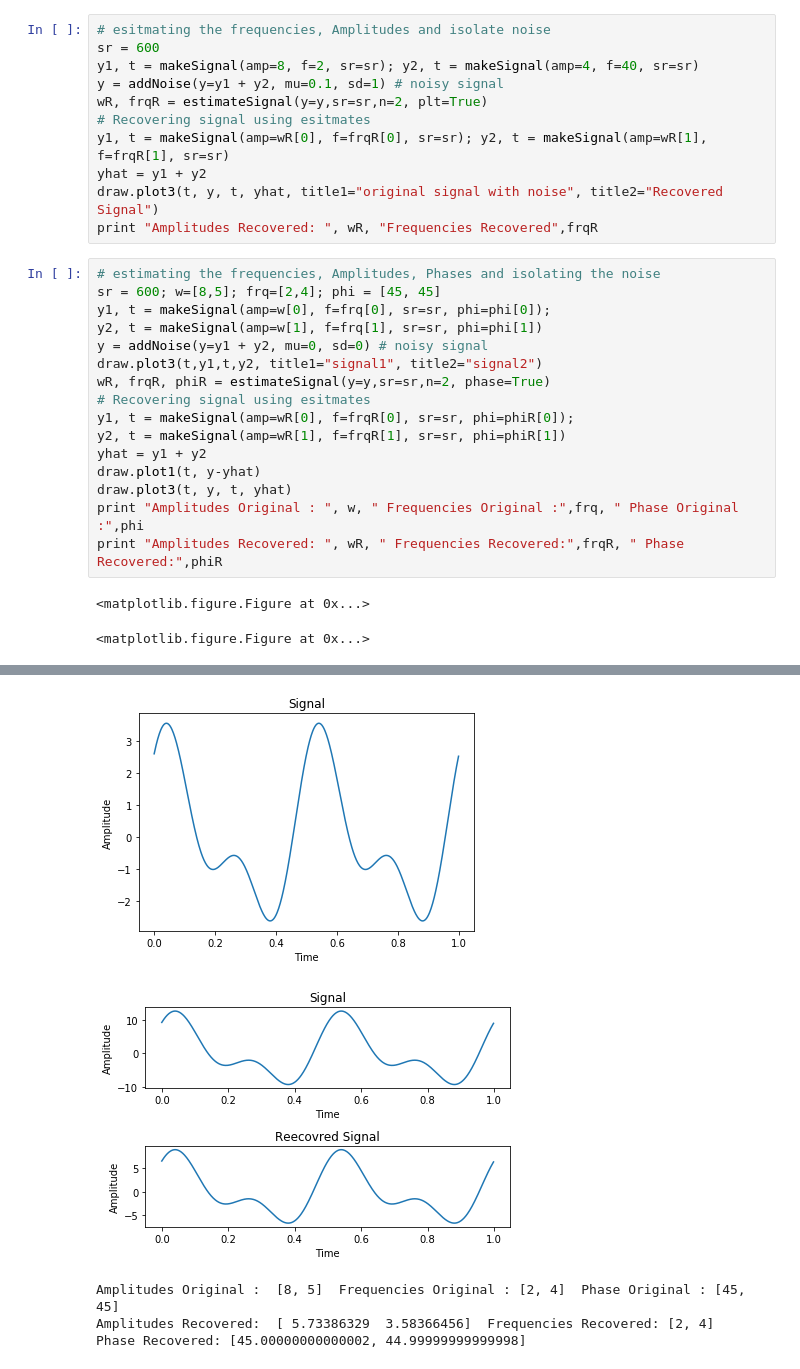
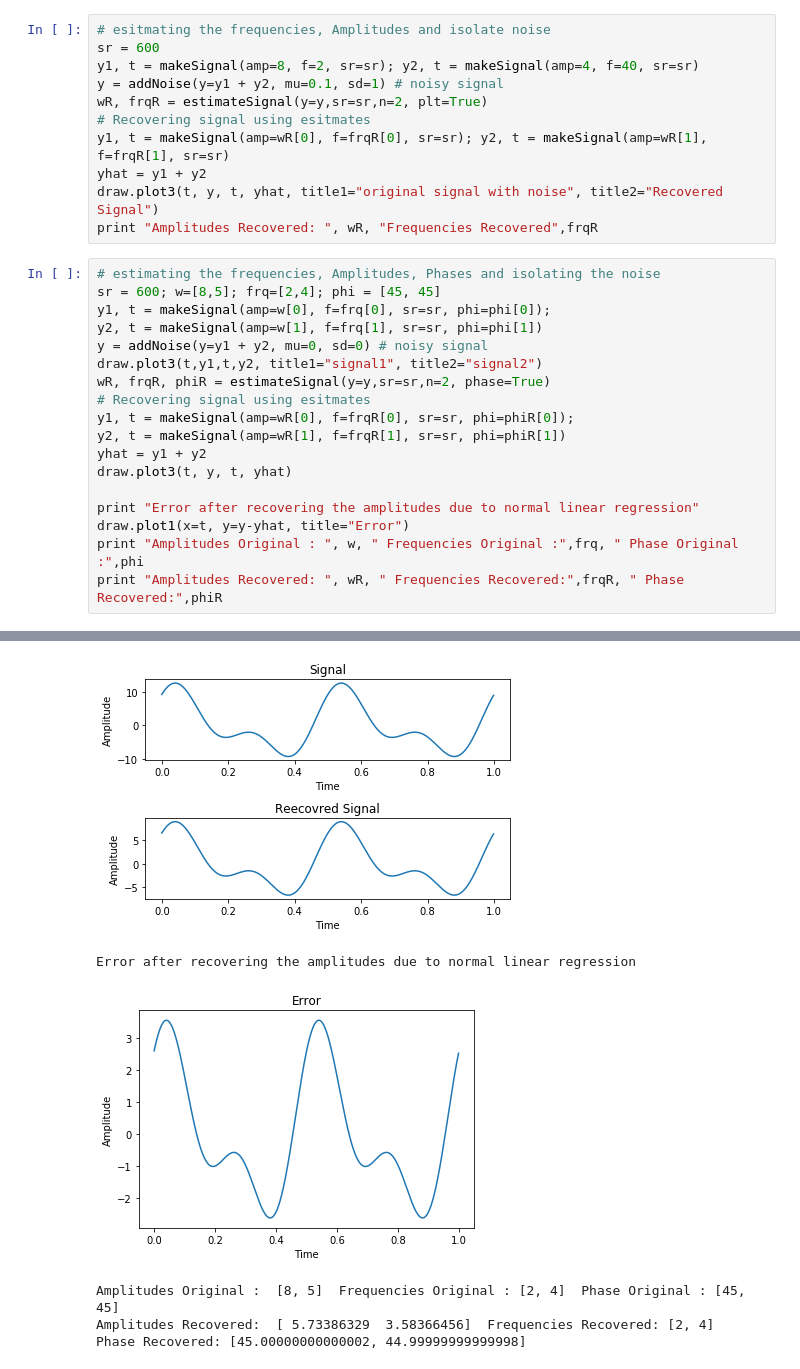
Before and after one commit to narayana1043/timeSeriesAnalysis, a Jupyter notebook: ts2AmpFreqPhaseRecovery.ipynb, the cells around one changed output, grey strips where cells are left out. Drawn from its saved outputs; the diff is of its cells as text.

```diff
--- a/ts2AmpFreqPhaseRecovery.ipynb
+++ b/ts2AmpFreqPhaseRecovery.ipynb
@@ -194,24 +194,25 @@ print "Amplitudes Recovered: ", wR, "Frequencies Recovered",frqR
 # %%
 # estimating the frequencies, Amplitudes, Phases and isolating the noise
 sr = 600; w=[8,5]; frq=[2,4]; phi = [45, 45]
 y1, t = makeSignal(amp=w[0], f=frq[0], sr=sr, phi=phi[0]);
 y2, t = makeSignal(amp=w[1], f=frq[1], sr=sr, phi=phi[1])
 y = addNoise(y=y1 + y2, mu=0, sd=0) # noisy signal
 draw.plot3(t,y1,t,y2, title1="signal1", title2="signal2")
 wR, frqR, phiR = estimateSignal(y=y,sr=sr,n=2, phase=True)
 # Recovering signal using esitmates
 y1, t = makeSignal(amp=wR[0], f=frqR[0], sr=sr, phi=phiR[0]);
 y2, t = makeSignal(amp=wR[1], f=frqR[1], sr=sr, phi=phiR[1])
 yhat = y1 + y2
-draw.plot1(t, y-yhat)
 draw.plot3(t, y, t, yhat)
+
+print "Error after recovering the amplitudes due to normal linear regression"
+draw.plot1(x=t, y=y-yhat, title="Error")
 print "Amplitudes Original : ", w, " Frequencies Original :",frq, " Phase Original :",phi
 print "Amplitudes Recovered: ", wR, " Frequencies Recovered:",frqR, " Phase Recovered:",phiR
 # %% [output]
-<matplotlib.figure.Figure at 0x...>
-<matplotlib.figure.Figure at 0x...>
 [figure]
-[figure, old version]
+[figure, new version]
+Error after recovering the amplitudes due to normal linear regression
-[figure, old version]
+[figure, new version]
-Amplitudes Original :  [8, 5]  Frequencies Original : [2, 4]  Phase Original : [45, 45]
-Amplitudes Recovered:  [ 5.73386329  3.58366456]  Frequencies Recovered: [2, 4]  Phase Recovered: [45.00000000000002, 44.99999999999998]
+Amplitudes Original :  [8, 5]  Frequencies Original : [2, 4]  Phase Original : [45, 45]
+Amplitudes Recovered:  [ 5.73386329  3.58366456]  Frequencies Recovered: [2, 4]  Phase Recovered: [45.00000000000002, 44.99999999999998]
```
